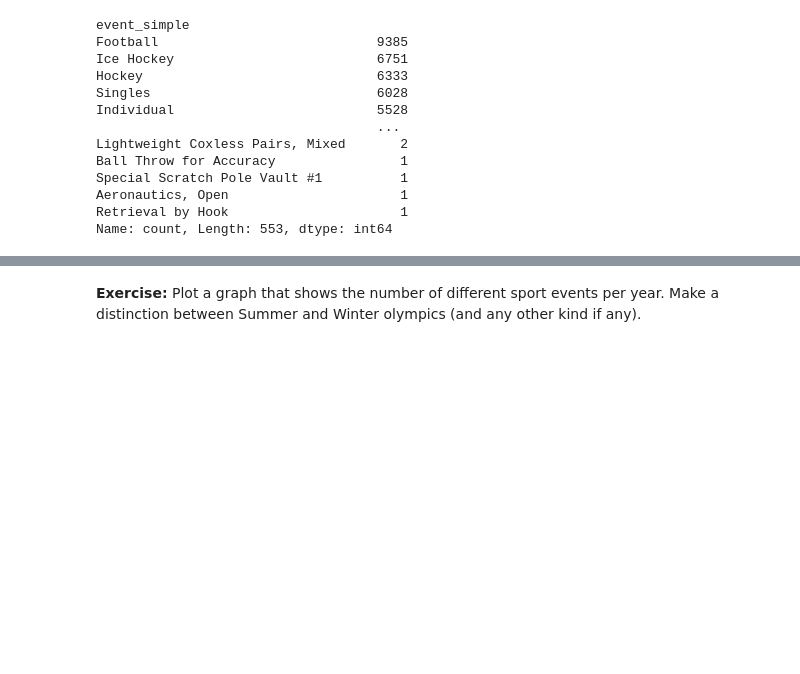
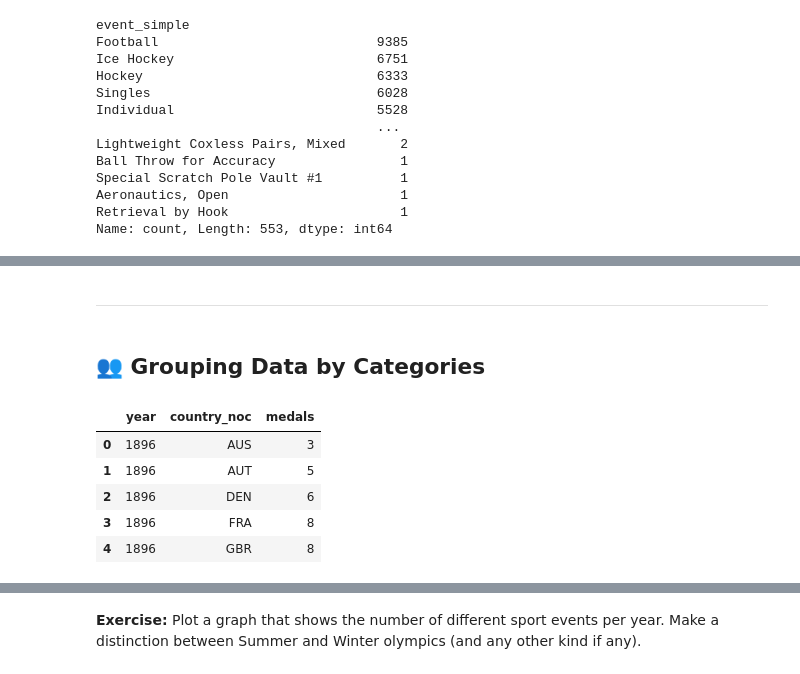
Before and after one commit to daniprec/BAM-Coding-Lab, a Jupyter notebook: solutions/22_pandas_eda.ipynb, the cells around one changed output, grey strips where cells are left out. Drawn from its saved outputs; the diff is of its cells as text; code cells hidden in the pictures; blank space fills up the shorter version.

```diff
--- a/solutions/22_pandas_eda.ipynb
+++ b/solutions/22_pandas_eda.ipynb
@@ -39,0 +91,21 @@ Name: count, Length: 553, dtype: int64
+# %% [markdown]
+---
+# %% [markdown]
+## 👥 Grouping Data by Categories
+# %%
+# Mask non-medal rows
+mask_medal = df["medal"] != "No"
+
+# Count unique events per country and year
+df_country = df[mask_medal].groupby(["year", "country_noc"], as_index=False)["event"].nunique()
+# Rename "event_simple" to "medals"
+df_country = df_country.rename(columns={"event": "medals"})
+
+df_country.head(5)
+# %% [output]
+|  | year | country_noc | medals |
+| 0 | 1896 | AUS | 3 |
+| 1 | 1896 | AUT | 5 |
+| 2 | 1896 | DEN | 6 |
+| 3 | 1896 | FRA | 8 |
+| 4 | 1896 | GBR | 8 |
```
Also changed, not shown: parts of 27 cells of this notebook, 1 other file.
